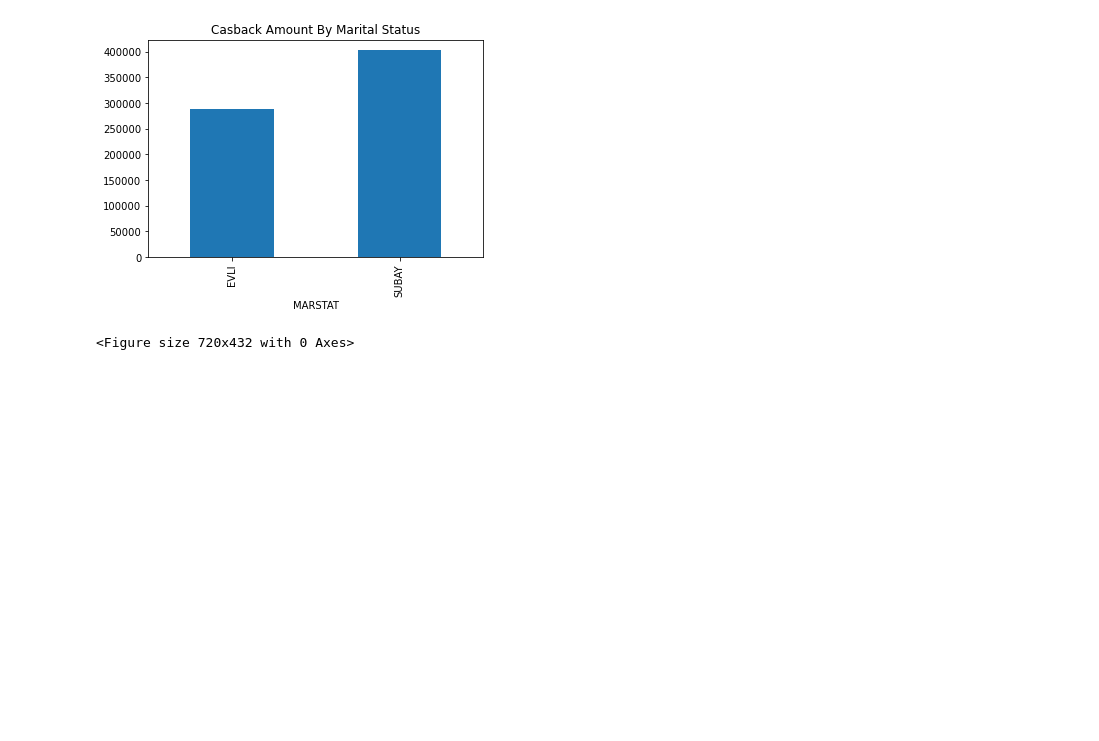
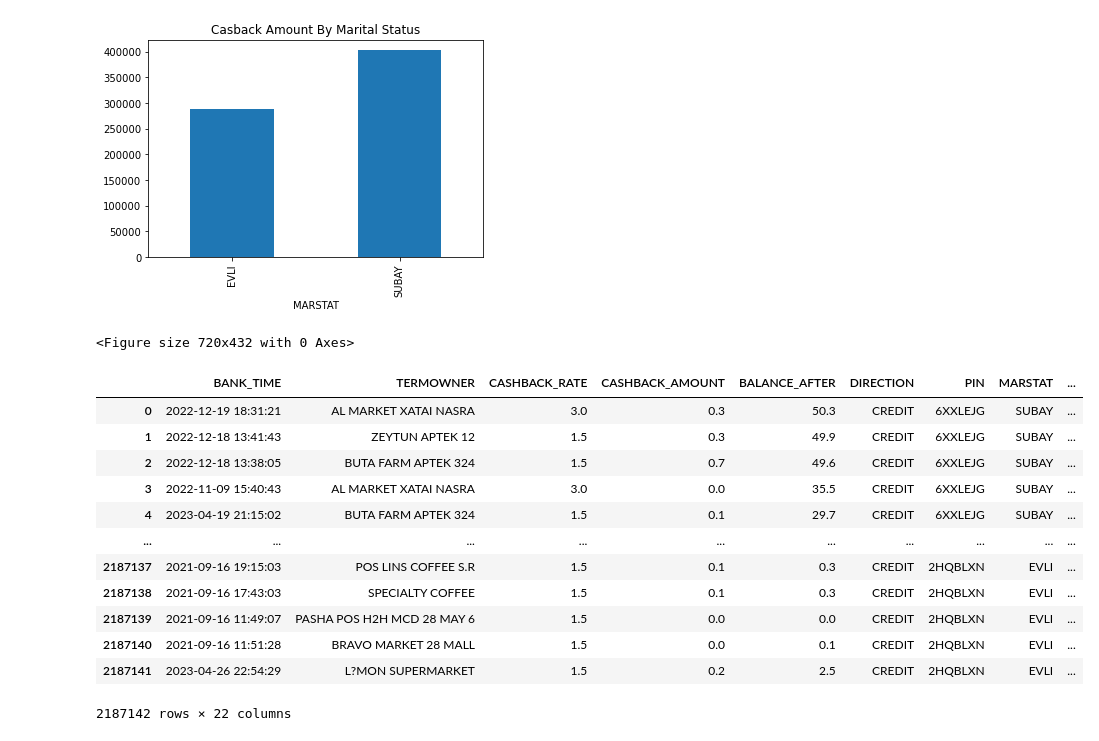
Before and after one commit to Ismat-Samadov/rahatemlak_az, a Jupyter notebook: Cashback.ipynb, the cells around one changed output. Saved outputs shown, nothing was run; the diff lists cells and outputs as text; code cells hidden in the pictures; blank space fills up the shorter version.

```diff
--- a/Cashback.ipynb
+++ b/Cashback.ipynb
@@ -205 +214,17 @@ plt.show()
+# %%
+df_all
+# %% [output]
+|  | BANK_TIME | TERMOWNER | CASHBACK_RATE | CASHBACK_AMOUNT | BALANCE_AFTER | DIRECTION | PIN | MARSTAT | ... |
+| 0 | 2022-12-19 18:31:21 | AL MARKET XATAI NASRA | 3.0 | 0.3 | 50.3 | CREDIT | 6XXLEJG | SUBAY | ... |
+| 1 | 2022-12-18 13:41:43 | ZEYTUN APTEK 12 | 1.5 | 0.3 | 49.9 | CREDIT | 6XXLEJG | SUBAY | ... |
+| 2 | 2022-12-18 13:38:05 | BUTA FARM APTEK 324 | 1.5 | 0.7 | 49.6 | CREDIT | 6XXLEJG | SUBAY | ... |
+| 3 | 2022-11-09 15:40:43 | AL MARKET XATAI NASRA | 3.0 | 0.0 | 35.5 | CREDIT | 6XXLEJG | SUBAY | ... |
+| 4 | 2023-04-19 21:15:02 | BUTA FARM APTEK 324 | 1.5 | 0.1 | 29.7 | CREDIT | 6XXLEJG | SUBAY | ... |
+| ... | ... | ... | ... | ... | ... | ... | ... | ... | ... |
+| 2187137 | 2021-09-16 19:15:03 | POS LINS COFFEE S.R | 1.5 | 0.1 | 0.3 | CREDIT | 2HQBLXN | EVLI | ... |
+| 2187138 | 2021-09-16 17:43:03 | SPECIALTY COFFEE | 1.5 | 0.1 | 0.3 | CREDIT | 2HQBLXN | EVLI | ... |
+| 2187139 | 2021-09-16 11:49:07 | PASHA POS H2H MCD 28 MAY 6 | 1.5 | 0.0 | 0.0 | CREDIT | 2HQBLXN | EVLI | ... |
+| 2187140 | 2021-09-16 11:51:28 | BRAVO MARKET 28 MALL | 1.5 | 0.0 | 0.1 | CREDIT | 2HQBLXN | EVLI | ... |
+| 2187141 | 2023-04-26 22:54:29 | L?MON SUPERMARKET | 1.5 | 0.2 | 2.5 | CREDIT | 2HQBLXN | EVLI | ... |
+2187142 rows × 22 columns
 # %%
```
Also changed, not shown: parts of 4 cells of this notebook.
